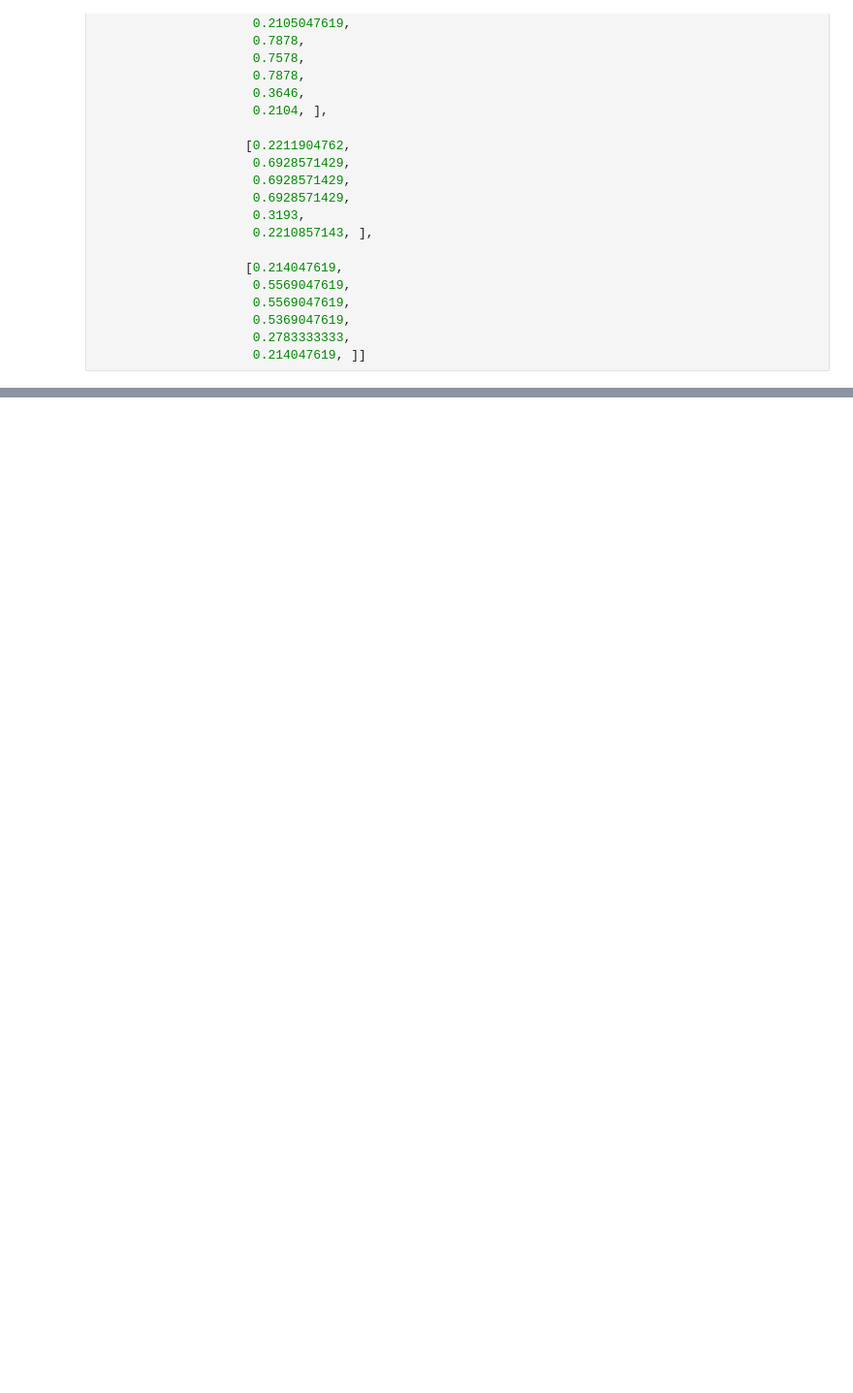
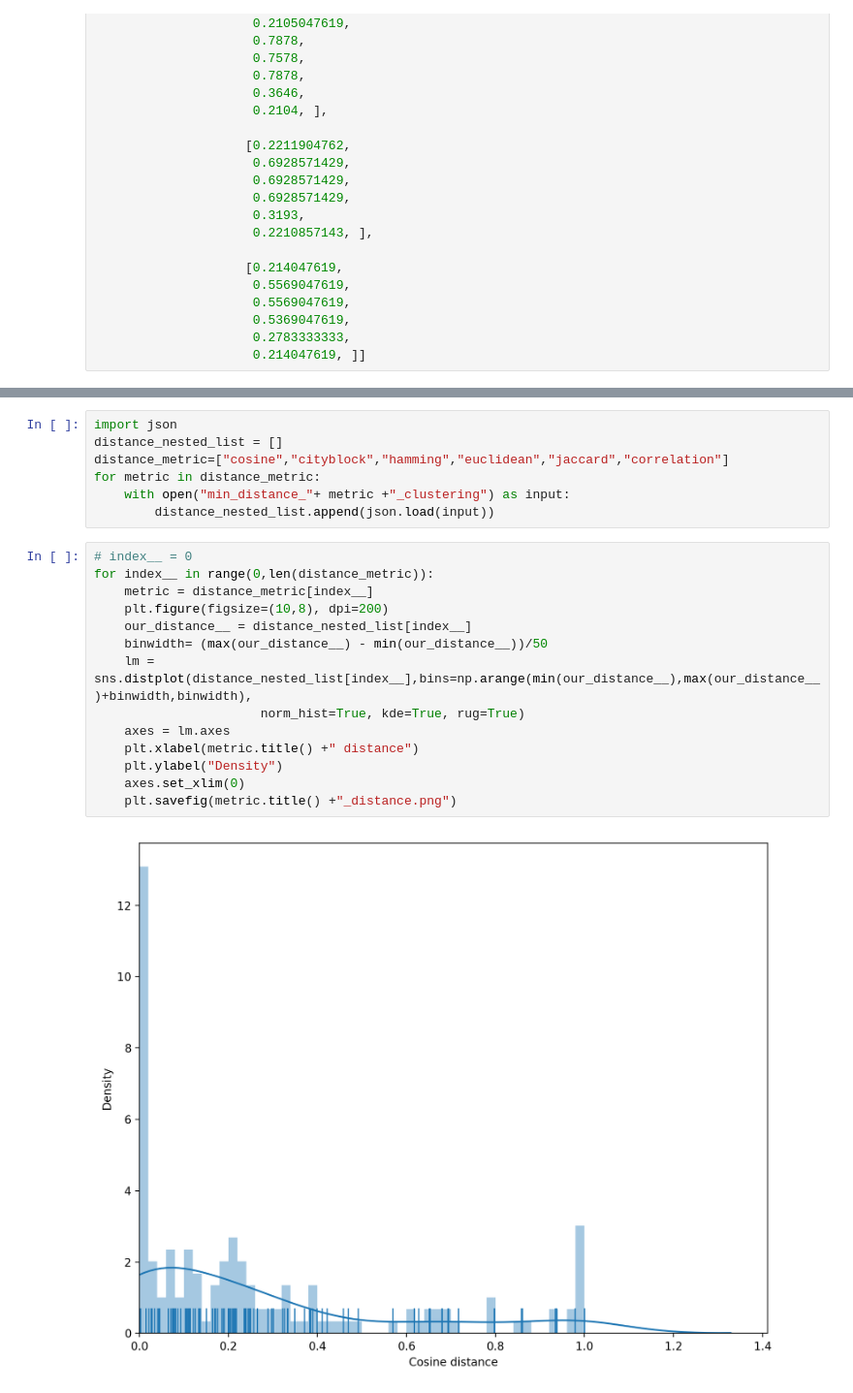
Before and after one commit to Kevinkeya/ThesisPlot, a Jupyter notebook: Plot.ipynb, the cells around one changed output, grey strips where cells are left out. Shown at 97% size. Saved outputs shown, nothing was run; the diff lists cells and outputs as text; blank space fills up the shorter version.

```diff
--- a/Plot.ipynb
+++ b/Plot.ipynb
@@ -56,3 +57,26 @@ plt.xlabel('Cluster threshold')
 # %% [output]
 Text(0.5,0,'Cluster threshold')
 [figure]
+# %%
+import json
+distance_nested_list = []
+distance_metric=["cosine","cityblock","hamming","euclidean","jaccard","correlation"]
+for metric in distance_metric:
+    with open("min_distance_"+ metric +"_clustering") as input:
+        distance_nested_list.append(json.load(input))
+# %%
+# index__ = 0
+for index__ in range(0,len(distance_metric)):
+    metric = distance_metric[index__]
+    plt.figure(figsize=(10,8), dpi=200)
+    our_distance__ = distance_nested_list[index__]
+    binwidth= (max(our_distance__) - min(our_distance__))/50
+    lm = sns.distplot(distance_nested_list[index__],bins=np.arange(min(our_distance__),max(our_distance__)+binwidth,binwidth),
+                      norm_hist=True, kde=True, rug=True)
+    axes = lm.axes
+    plt.xlabel(metric.title() +" distance")
+    plt.ylabel("Density")
+    axes.set_xlim(0)
+    plt.savefig(metric.title() +"_distance.png")
+# %% [output]
+[figure, added]
```
Also changed, not shown: parts of 6 cells of this notebook, 8 other files.
